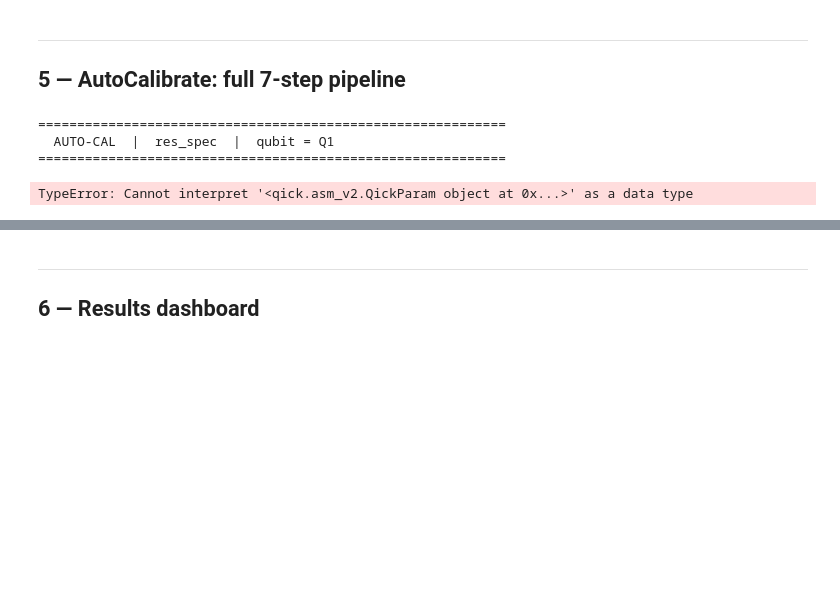
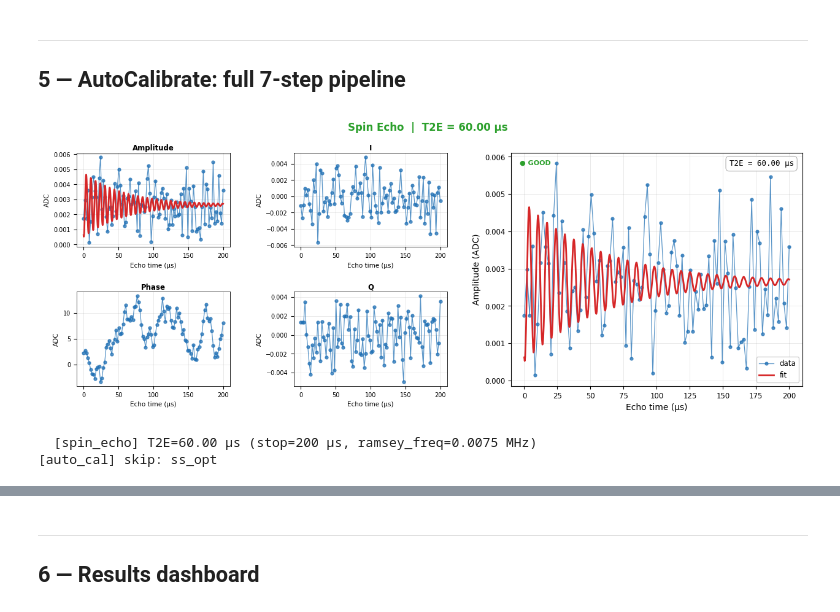
Before and after one commit to JayChien04717/SQC_soc, a Jupyter notebook: auto_calibration.ipynb, the cells around one changed output, grey strips where cells are left out. Saved outputs shown, nothing was run; the diff lists cells and outputs as text; code cells hidden in the pictures; blank space fills up the shorter version.

```diff
--- a/auto_calibration.ipynb
+++ b/auto_calibration.ipynb
@@ -56,6 +56,21 @@ qubit      = 'Q1'
 config_all = ExperimentConfig(config_list)
 run_cfg    = config_all.get_qubit(qubit)
 
+# Centralised initial guesses for auto calibration.
+# Tuple format: (start, stop, points).  For time axes use us.
+init_guess = {
+    'res': (run_cfg['res_freq_ge'] - 10, run_cfg['res_freq_ge'] + 10, 101),
+    'qb':  (run_cfg['qb_freq_ge'] - 50,  run_cfg['qb_freq_ge'] + 50,  101),
+    'rabi': (0.0, 1.0, 100),
+    'sigma': run_cfg.get('sigma_ge', 0.01),
+    'T1_guess': 50.0,
+    'T2_guess': 40.0,
+    't1': (0.0, 150.0, 100),
+    'ramsey': (0.0, 15.0, 100),
+    'spin_echo': (0.0, 200.0, 100),
+    'ramsey_freq': 2.0,
+}
+
 # ── Calibration Store ─────────────────────────────────────────────────────────
 STORE_PATH = f'cal_{qubit}.json'
 store      = CalibrationStore(STORE_PATH, default_max_age_hours=24)
@@ -252,24 +279,23 @@ Monitor stopped.
 ## 5 — AutoCalibrate: full 7-step pipeline
 # %%
 # ── Run all 7 steps ──────────────────────────��─────────────────────────────���─
-auto = AutoCalibrate(config_all, qubit, cal_store=store)
+auto = AutoCalibrate(config_all, qubit, cal_store=store, init_guess=init_guess)
 
 auto.run(
     skip=(
         # 'res_spec',    # uncomment to skip individual steps
         # 'qubit_spec',
         # 'power_rabi',
         # 'ramsey',
         # 'spin_echo',
         # 't1',
         'ss_opt',      # skip readout optimisation (needs many shots)
     )
 )
 # %% [output]
+[figure, added]
-============================================================
-  AUTO-CAL  |  res_spec  |  qubit = Q1
-============================================================
+  [spin_echo] T2E=60.00 µs (stop=200 µs, ramsey_freq=0.0075 MHz)
+[auto_cal] skip: ss_opt
-TypeError: Cannot interpret '<qick.asm_v2.QickParam object at 0x...>' as a data type
 # %%
 # Run individual steps manually (useful for re-running a single step)
 # auto.step_res_spec(span=10, steps=101, py_avg=5)
```
Also changed, not shown: parts of 11 cells of this notebook, 13 other files.
